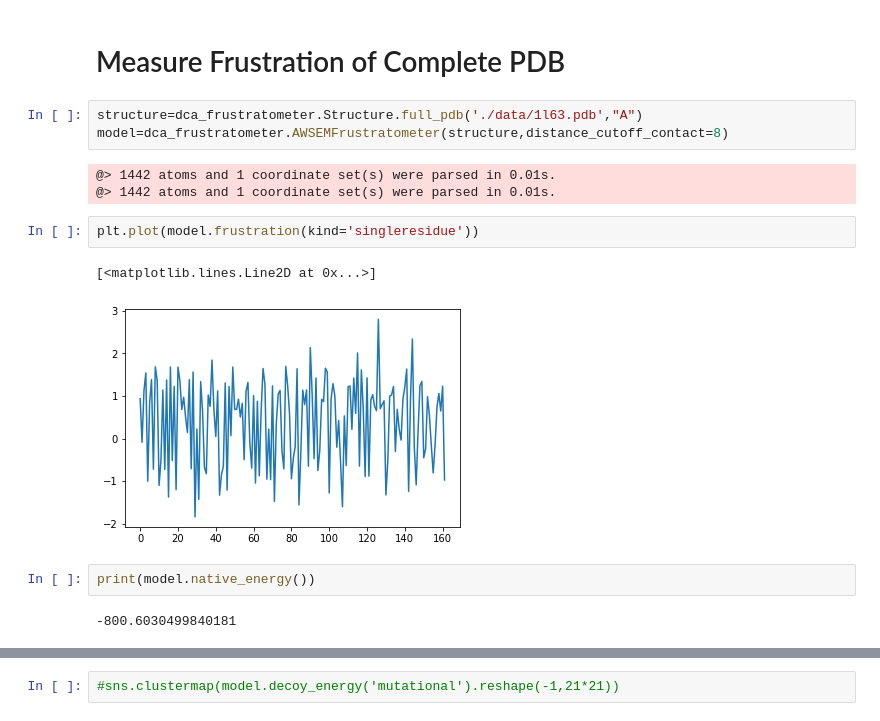
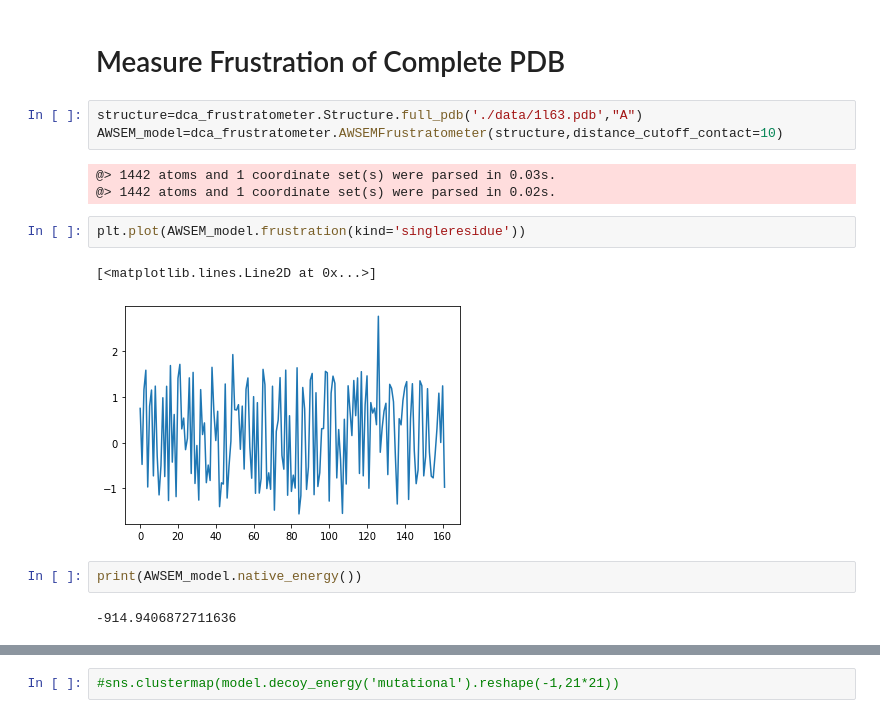
Before and after one commit to HanaJaafari/Frustratometer, a Jupyter notebook: examples/AWSEM_frustration_example.ipynb, the cells around one changed output, grey strips where cells are left out. Cells and saved outputs as stored; diff of their text form.

```diff
--- a/examples/AWSEM_frustration_example.ipynb
+++ b/examples/AWSEM_frustration_example.ipynb
@@ -11,16 +8,16 @@ Error: Could not import pydca. Please make sure it is installed and available in
 # Measure Frustration of Complete PDB
 # %%
 structure=dca_frustratometer.Structure.full_pdb('./data/1l63.pdb',"A")
-model=dca_frustratometer.AWSEMFrustratometer(structure,distance_cutoff_contact=8)
+AWSEM_model=dca_frustratometer.AWSEMFrustratometer(structure,distance_cutoff_contact=10)
 # %% [output]
-@> 1442 atoms and 1 coordinate set(s) were parsed in 0.01s.
-@> 1442 atoms and 1 coordinate set(s) were parsed in 0.01s.
+@> 1442 atoms and 1 coordinate set(s) were parsed in 0.03s.
+@> 1442 atoms and 1 coordinate set(s) were parsed in 0.02s.
 # %%
-plt.plot(model.frustration(kind='singleresidue'))
+plt.plot(AWSEM_model.frustration(kind='singleresidue'))
 # %% [output]
 [<matplotlib.lines.Line2D at 0x...>]
-[figure, old version]
+[figure, new version]
 # %%
-print(model.native_energy())
+print(AWSEM_model.native_energy())
 # %% [output]
--800.6030499840181
+-914.9406872711636
```
Also changed, not shown: parts of 27 cells of this notebook, 2 other files.
